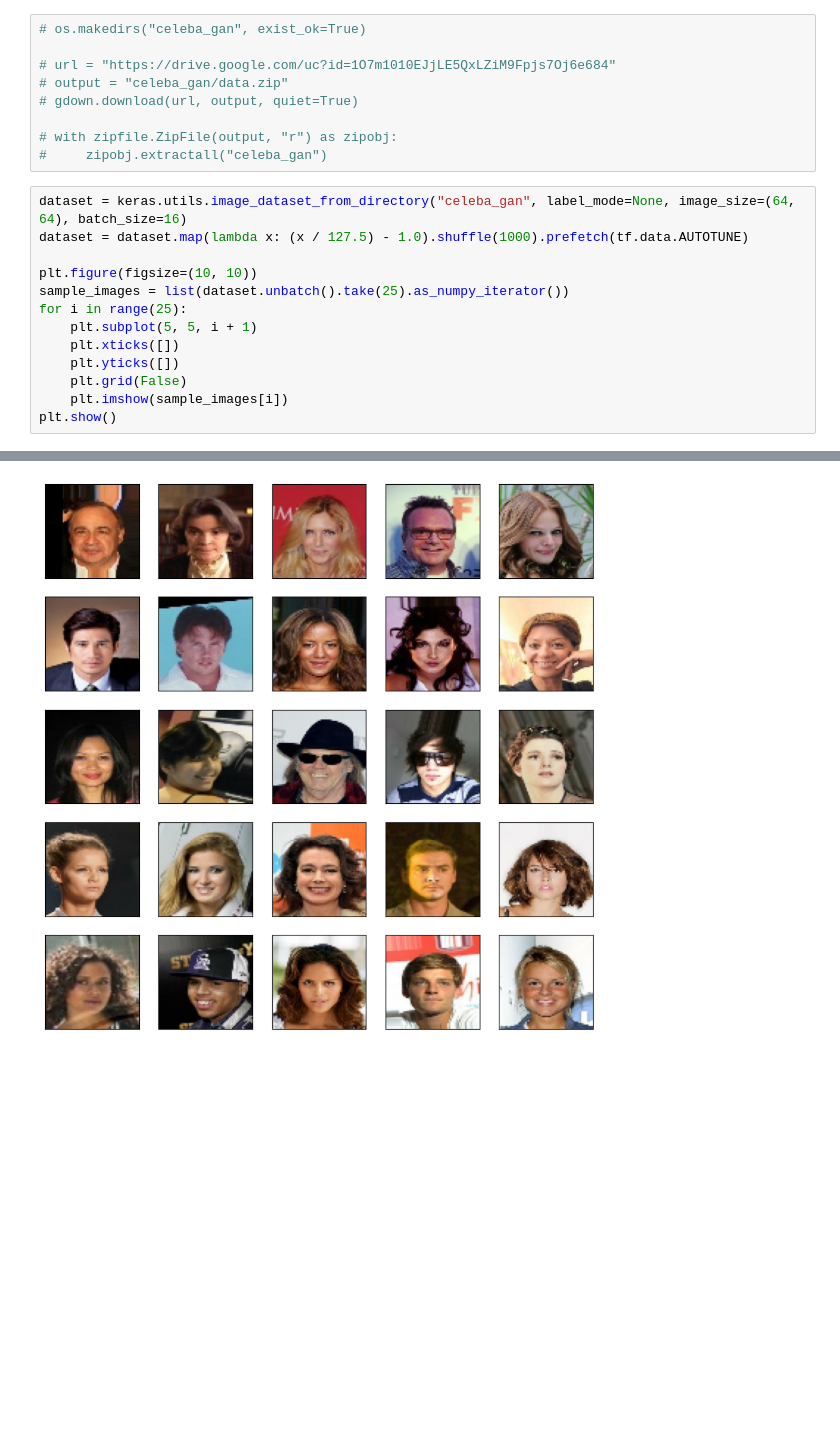
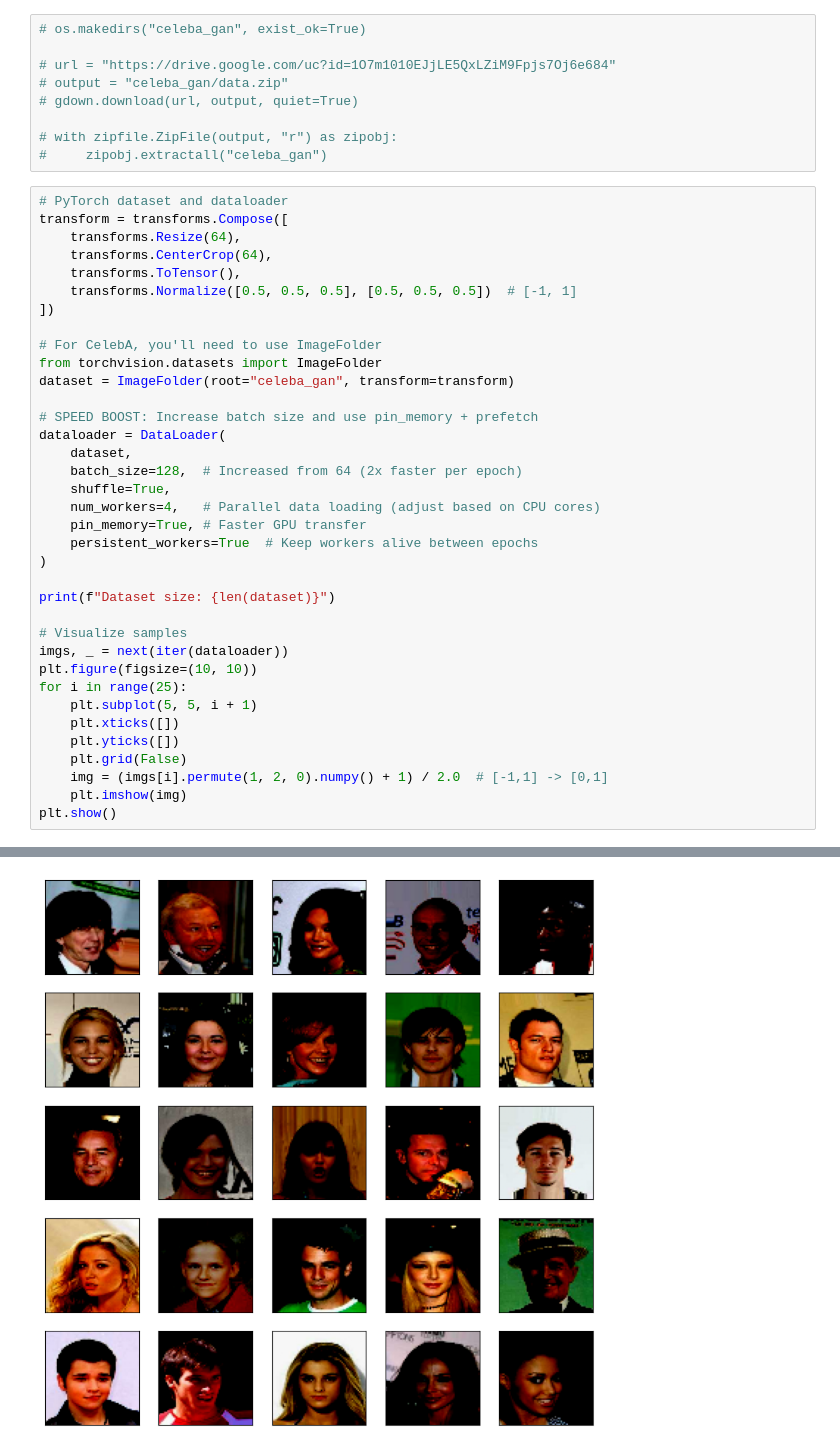
Before and after one commit to AmyMcMahon/Computer-Vision-Project, a Jupyter notebook: DCGAN.ipynb, the cells around one changed output, grey strips where cells are left out. Saved outputs shown, nothing was run; the diff lists cells and outputs as text; blank space fills up the shorter version.

```diff
--- a/DCGAN.ipynb
+++ b/DCGAN.ipynb
@@ -28,17 +23,40 @@ Using device: cpu
 # with zipfile.ZipFile(output, "r") as zipobj:
 #     zipobj.extractall("celeba_gan")
 # %%
-dataset = keras.utils.image_dataset_from_directory("celeba_gan", label_mode=None, image_size=(64, 64), batch_size=16)
-dataset = dataset.map(lambda x: (x / 127.5) - 1.0).shuffle(1000).prefetch(tf.data.AUTOTUNE)
+# PyTorch dataset and dataloader
+transform = transforms.Compose([
+    transforms.Resize(64),
+    transforms.CenterCrop(64),
+    transforms.ToTensor(),
+    transforms.Normalize([0.5, 0.5, 0.5], [0.5, 0.5, 0.5])  # [-1, 1]
+])
 
+# For CelebA, you'll need to use ImageFolder
+from torchvision.datasets import ImageFolder
+dataset = ImageFolder(root="celeba_gan", transform=transform)
+
+# SPEED BOOST: Increase batch size and use pin_memory + prefetch
+dataloader = DataLoader(
+    dataset,
+    batch_size=128,  # Increased from 64 (2x faster per epoch)
+    shuffle=True,
+    num_workers=4,   # Parallel data loading (adjust based on CPU cores)
+    pin_memory=True, # Faster GPU transfer
+    persistent_workers=True  # Keep workers alive between epochs
+)
+
+print(f"Dataset size: {len(dataset)}")
+
+# Visualize samples
+imgs, _ = next(iter(dataloader))
 plt.figure(figsize=(10, 10))
-sample_images = list(dataset.unbatch().take(25).as_numpy_iterator())
 for i in range(25):
     plt.subplot(5, 5, i + 1)
     plt.xticks([])
     plt.yticks([])
     plt.grid(False)
-    plt.imshow(sample_images[i])
+    img = (imgs[i].permute(1, 2, 0).numpy() + 1) / 2.0  # [-1,1] -> [0,1]
+    plt.imshow(img)
 plt.show()
 # %% [output]
 Found 202599 files.
@@ -45,4 +80,4 @@ Found 202599 files.
-[figure, old version]
+[figure, new version]
 # %%
 latent_dim = 128
 
```
Also changed, not shown: parts of 8 cells of this notebook.
